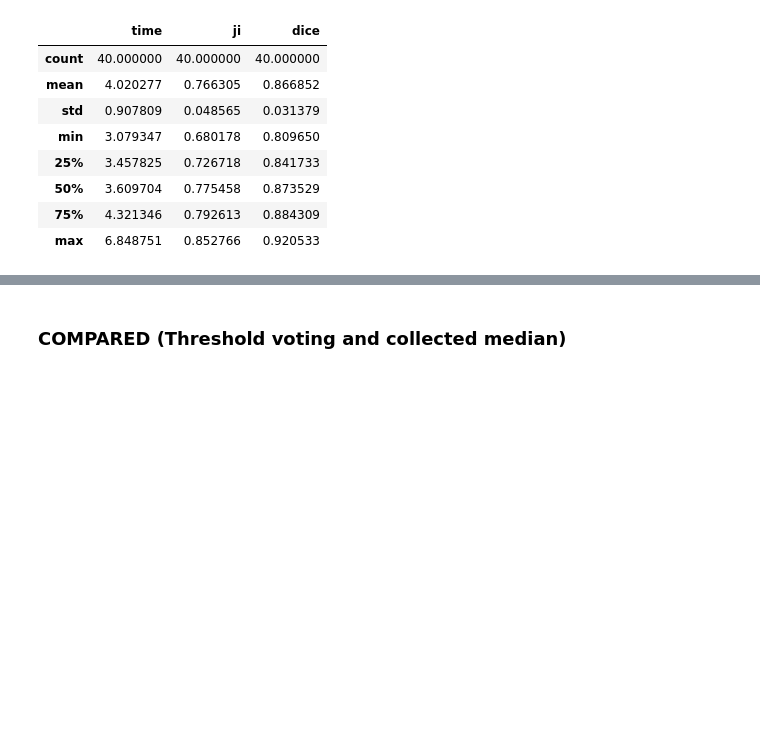
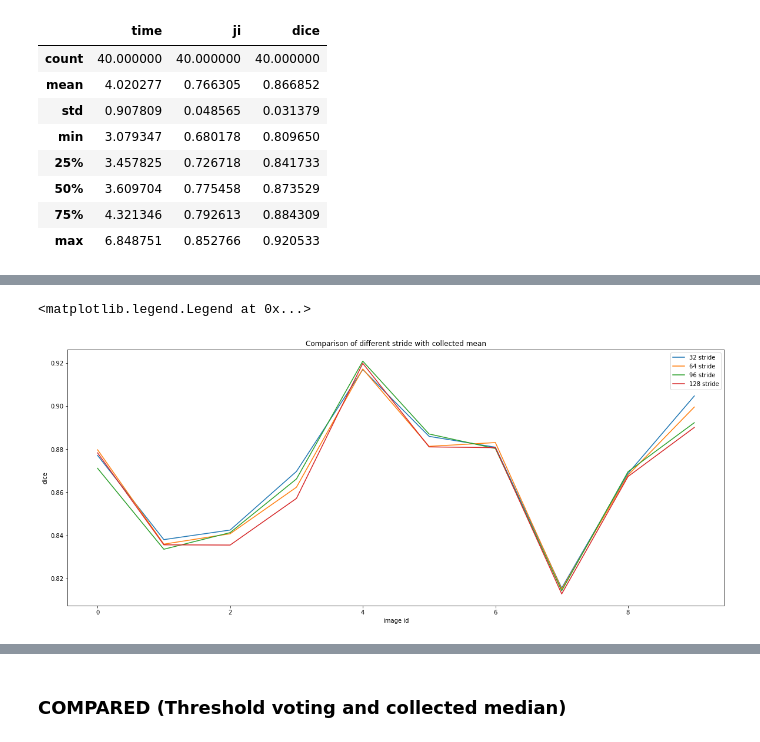
Before and after one commit to trnal/dp3-python-shared, a Jupyter notebook: visualizations/collecting_output_2.ipynb, the cells around one changed output, grey strips where cells are left out. Cells and saved outputs as stored; diff of their text form; code cells hidden in the pictures; blank space fills up the shorter version.

```diff
--- a/visualizations/collecting_output_2.ipynb
+++ b/visualizations/collecting_output_2.ipynb
@@ -143,0 +146,26 @@ results.describe()
+# %%
+results_mean = pd.DataFrame(columns=['stride', 'time', 'ji', 'dice', 'img'])
+
+k = 0
+
+for name in img_names:
+
+    img = cv2.imread(TRAIN_IMG_PATH + name)[:320, :320, :]
+    ground_truth = cv2.imread(TRAIN_MASK_PATH + name.rstrip('tif') + 'png', cv2.IMREAD_GRAYSCALE)[:320, :320]
+
+    for i in range(0, 128, 32):
+        stride = 128-i
+
+        start_image = timer()
+        result = collect_output(model, img, stride=stride)
+        end_image = timer()
+
+        mask = otsu_theshold(result)
+
+        ji = metrics.jaccard_score(list(ground_truth.flatten()/255), list(mask.flatten()/255))
+        dice = metrics.f1_score(list(ground_truth.flatten()/255), list(mask.flatten()/255))
+
+        results_mean.loc[k] = [stride, end_image-start_image, ji, dice, name]
+        k += 1
+
+results_mean.to_csv(DUMPS_PATH + 'collected_mean_10_train.csv')
@@ -143,0 +245,15 @@ results.describe()
+# %%
+plt.figure(figsize=(20,8))
+
+plt.plot(results_mean[results_mean['stride']==32]['dice'].tolist(), label = "32 stride")
+plt.plot(results_mean[results_mean['stride']==64]['dice'].tolist(), label = "64 stride")
+plt.plot(results_mean[results_mean['stride']==96]['dice'].tolist(), label = "96 stride")
+plt.plot(results_mean[results_mean['stride']==128]['dice'].tolist(), label = "128 stride")
+
+plt.xlabel('image id')
+plt.ylabel('dice')
+plt.title('Comparison of different stride with collected mean')
+plt.legend()
+# %% [output]
+<matplotlib.legend.Legend at 0x...>
+[figure, added]
```
Also changed, not shown: parts of 11 cells of this notebook, 3 other files.
